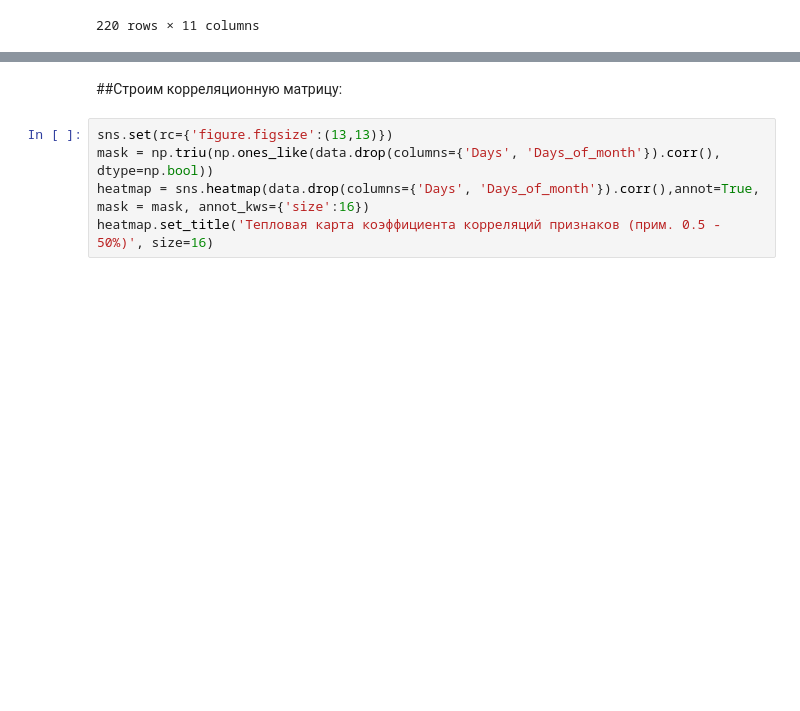
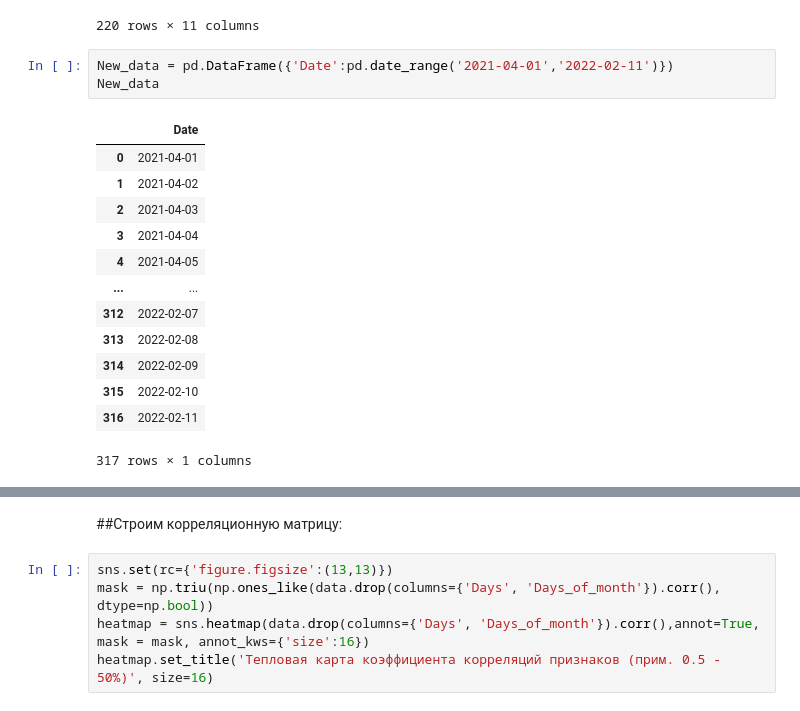
Before and after one commit to Ruslan-Uoleran/using, a Jupyter notebook: main.ipynb, the cells around one changed output, grey strips where cells are left out. Saved outputs shown, nothing was run; the diff lists cells and outputs as text; blank space fills up the shorter version.

```diff
--- a/main.ipynb
+++ b/main.ipynb
@@ -27,3 +27,20 @@ data
 | 218 | 2022-02-10 | 220.189506 | 33.404090 | 222.324677 | 189.790688 | 1.138441e+07 | -4.051115e+06 | 1.290490e+07 | 218.750000 | 316 | ... |
 | 219 | 2022-02-11 | 219.183194 | 34.294207 | 222.324117 | 190.399282 | 1.388001e+07 | -3.093142e+06 | -2.909247e+04 | 212.300003 | 317 | ... |
 220 rows × 11 columns
+# %%
+New_data = pd.DataFrame({'Date':pd.date_range('2021-04-01','2022-02-11')})
+New_data
+# %% [output]
+|  | Date |
+| 0 | 2021-04-01 |
+| 1 | 2021-04-02 |
+| 2 | 2021-04-03 |
+| 3 | 2021-04-04 |
+| 4 | 2021-04-05 |
+| ... | ... |
+| 312 | 2022-02-07 |
+| 313 | 2022-02-08 |
+| 314 | 2022-02-09 |
+| 315 | 2022-02-10 |
+| 316 | 2022-02-11 |
+317 rows × 1 columns
```
Also changed, not shown: parts of 5 cells of this notebook.
